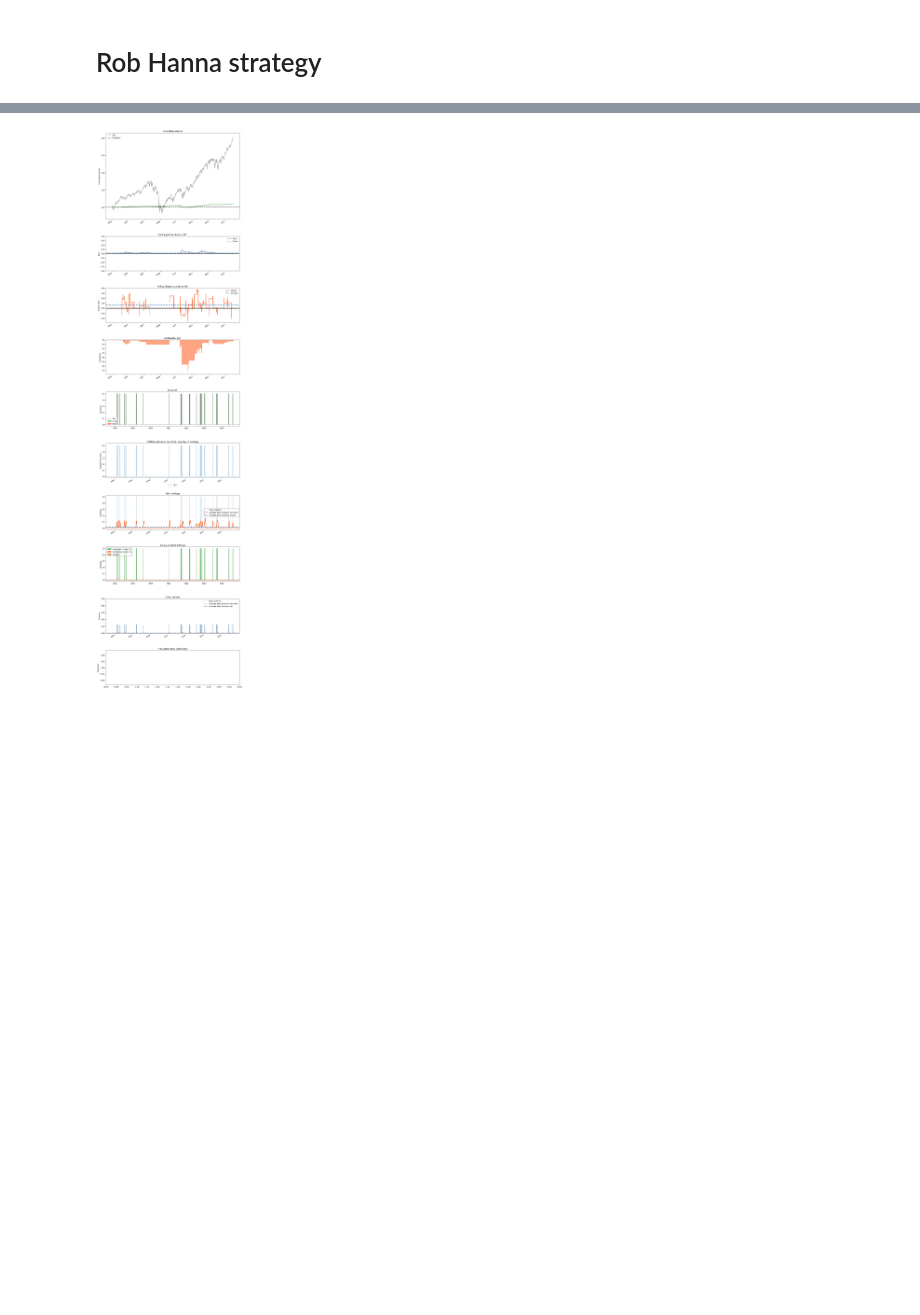
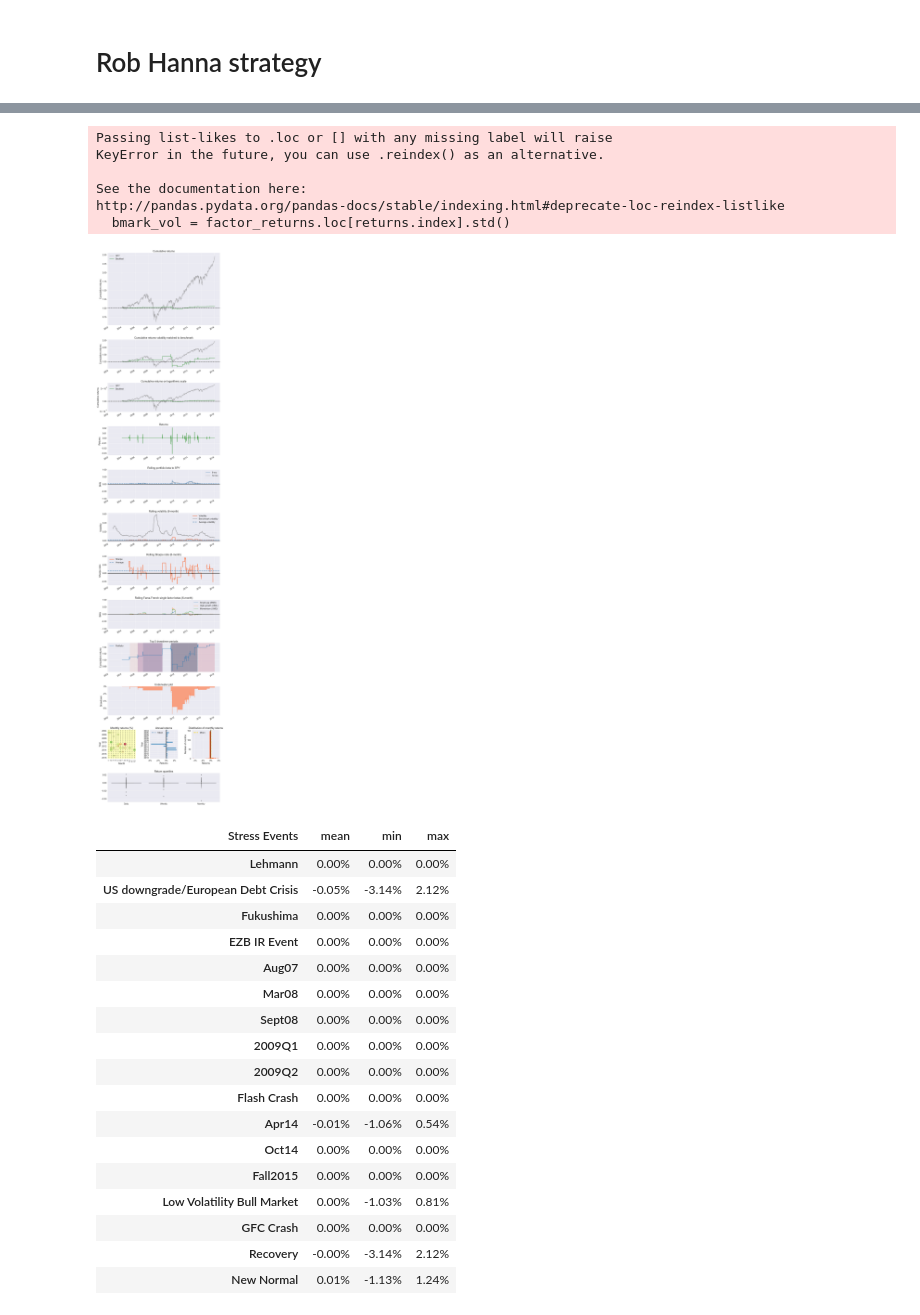
Before and after one commit to minimalgeek/DeepLearning, a Jupyter notebook: Stock/notebooks/RobHanna/Twenty-Day Lows Ahead of Turnaround Tuesday.ipynb, the cells around one changed output, grey strips where cells are left out. Cells and saved outputs as stored; diff of their text form; code cells hidden in the pictures; blank space fills up the shorter version.

```diff
--- a/Stock/notebooks/RobHanna/Twenty-Day Lows Ahead of Turnaround Tuesday.ipynb
+++ b/Stock/notebooks/RobHanna/Twenty-Day Lows Ahead of Turnaround Tuesday.ipynb
@@ -12,34 +13,4 @@ import pyfolio as pf
 %matplotlib inline
-# %%
-class BaseStrategy(bt.Strategy):
-
-    def __init__(self):
-        pass
-
-    def next(self):
-        pass
-
-    def log(self, txt, dt=None):
-        dt = dt or self.datas[0].datetime.date(0)
-        print('%s, %s' % (dt.isoformat(), txt))
-
-    def log_candles(self):
-        self.log('===>')
-        self.log('Current Open: {}, Close: {}'.format(self.data0.open[0],self.data0.close[0]))
-        self.log('Next Open: {}, Close: {}'.format(self.data0.open[1],self.data0.close[1]))
-
-    def notify_order(self, order):
-        if order.status in [order.Submitted, order.Accepted]:
-            return
-
-        if order.status in [order.Completed]:
-            if order.isbuy():
-                self.log('BUY EXECUTED, %.2f' % order.executed.price)
-            elif order.issell():
-                self.log('SELL EXECUTED, %.2f' % order.executed.price)
-
-        elif order.status in [order.Canceled, order.Margin, order.Rejected]:
-            self.log('Order Canceled/Margin/Rejected')
 # %% [markdown]
 # Rob Hanna strategy
 # %%
@@ -48,7 +19,7 @@ class TestStrategy(BaseStrategy):
         self.min20 = bt.indicators.Lowest(self.data0, period=20)
         self.sma200 = bt.indicators.SimpleMovingAverage(self.data0, period=200)
 
-        self.first_cond = (self.min20 == self.data0.close)
+        self.first_cond = self.min20 == self.data0.close
         self.second_cond = (self.sma200 < self.data0.close)
 
     def next(self):
@@ -66,11 +37,7 @@ class TestStrategy(BaseStrategy):
 cerebro = bt.Cerebro()
 cerebro.addstrategy(TestStrategy)
 
-data = bt.feeds.YahooFinanceData(
-    dataname='SPY',
-    fromdate=datetime(2003,1,1),
-    todate=datetime(2018,1,1),
-    reverse=True)
+data = bt.feeds.PandasData(dataname=read_data('SPY_1993-2018.xls'), fromdate=datetime(2004,1,1))
 
 cerebro.adddata(data)
 cerebro.broker.setcash(100000.0)
@@ -108,5 +75,5 @@ Final Portfolio Value: 108362.61
 # %%
-pf.create_simple_tear_sheet(returns=returns,
+pf.create_full_tear_sheet(returns=returns,
                           positions=positions,
                           transactions=transactions)
 # %% [output]
@@ -134 +107,25 @@ Backtest months: 179
+Passing list-likes to .loc or [] with any missing label will raise
+KeyError in the future, you can use .reindex() as an alternative.
+
+See the documentation here:
+http://pandas.pydata.org/pandas-docs/stable/indexing.html#deprecate-loc-reindex-listlike
+  bmark_vol = factor_returns.loc[returns.index].std()
-[figure, old version]
+[figure, new version]
+| Stress Events | mean | min | max |
+| Lehmann | 0.00% | 0.00% | 0.00% |
+| US downgrade/European Debt Crisis | -0.05% | -3.14% | 2.12% |
+| Fukushima | 0.00% | 0.00% | 0.00% |
+| EZB IR Event | 0.00% | 0.00% | 0.00% |
+| Aug07 | 0.00% | 0.00% | 0.00% |
+| Mar08 | 0.00% | 0.00% | 0.00% |
+| Sept08 | 0.00% | 0.00% | 0.00% |
+| 2009Q1 | 0.00% | 0.00% | 0.00% |
+| 2009Q2 | 0.00% | 0.00% | 0.00% |
+| Flash Crash | 0.00% | 0.00% | 0.00% |
+| Apr14 | -0.01% | -1.06% | 0.54% |
+| Oct14 | 0.00% | 0.00% | 0.00% |
+| Fall2015 | 0.00% | 0.00% | 0.00% |
+| Low Volatility Bull Market | 0.00% | -1.03% | 0.81% |
+| GFC Crash | 0.00% | 0.00% | 0.00% |
+| Recovery | -0.00% | -3.14% | 2.12% |
+| New Normal | 0.01% | -1.13% | 1.24% |
```
Also changed, not shown: parts of 3 cells of this notebook, 8 other files.
